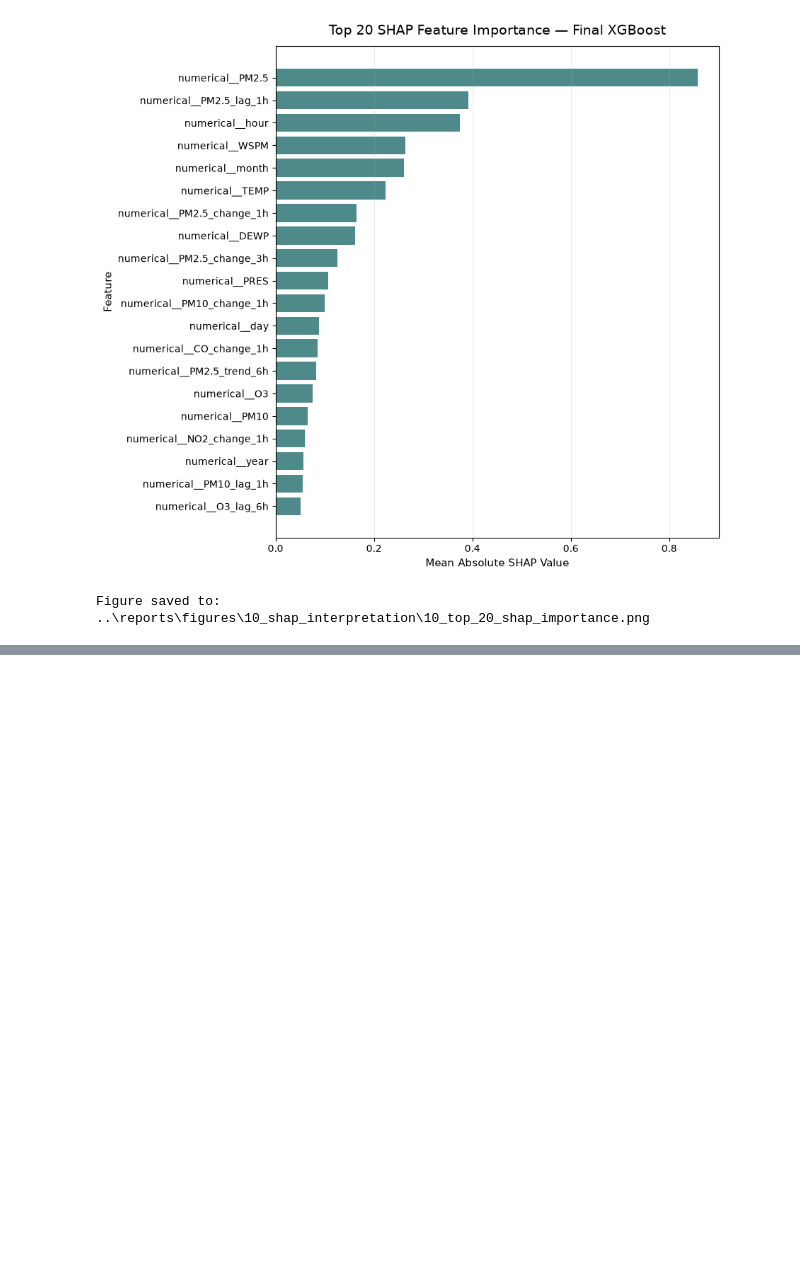
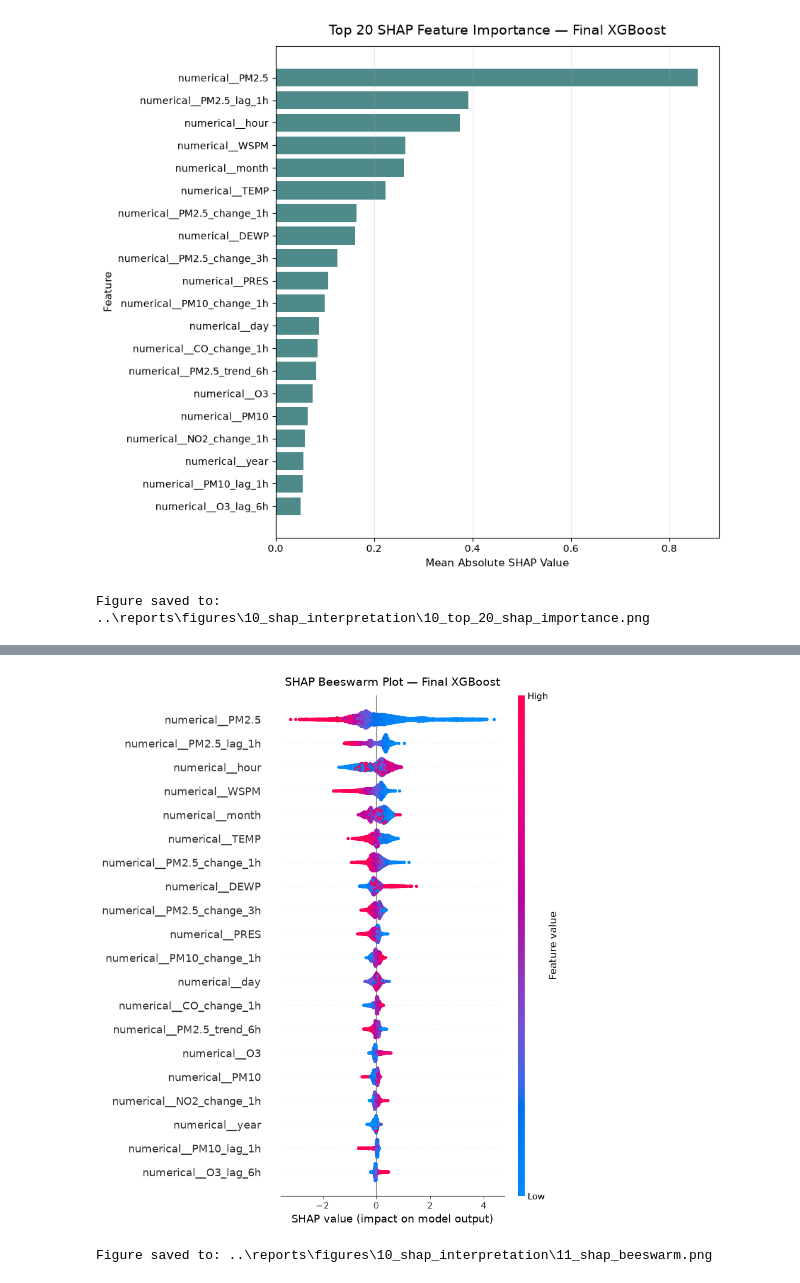
Before and after one commit to saraalwadia/airshift, a Jupyter notebook: notebooks/10_SHAP_Interpretation.ipynb, the cells around one changed output, grey strips where cells are left out. Drawn from its saved outputs; the diff is of its cells as text; code cells hidden in the pictures; blank space fills up the shorter version.

Commit message:
SHAP beeswarm plot

```diff
--- a/notebooks/10_SHAP_Interpretation.ipynb
+++ b/notebooks/10_SHAP_Interpretation.ipynb
@@ -300,0 +309,34 @@ Figure saved to: ..\reports\figures\10_shap_interpretation\10_top_20_shap_import
+# %%
+plt.figure(figsize=(10, 8))
+
+shap.summary_plot(
+    shap_values,
+    X_shap,
+    feature_names=feature_names,
+    plot_type="dot",
+    max_display=20,
+    show=False
+)
+
+plt.title(
+    "SHAP Beeswarm Plot — Final XGBoost",
+    fontsize=14,
+    pad=12
+)
+
+plt.tight_layout()
+
+FIGURE_PATH = FIGURES_DIR / "11_shap_beeswarm.png"
+
+plt.savefig(
+    FIGURE_PATH,
+    dpi=300,
+    bbox_inches="tight"
+)
+
+plt.show()
+
+print(f"Figure saved to: {FIGURE_PATH}")
+# %% [output]
+[figure, added]
+Figure saved to: ..\reports\figures\10_shap_interpretation\11_shap_beeswarm.png
```
Also changed, not shown: parts of 1 cell of this notebook.
